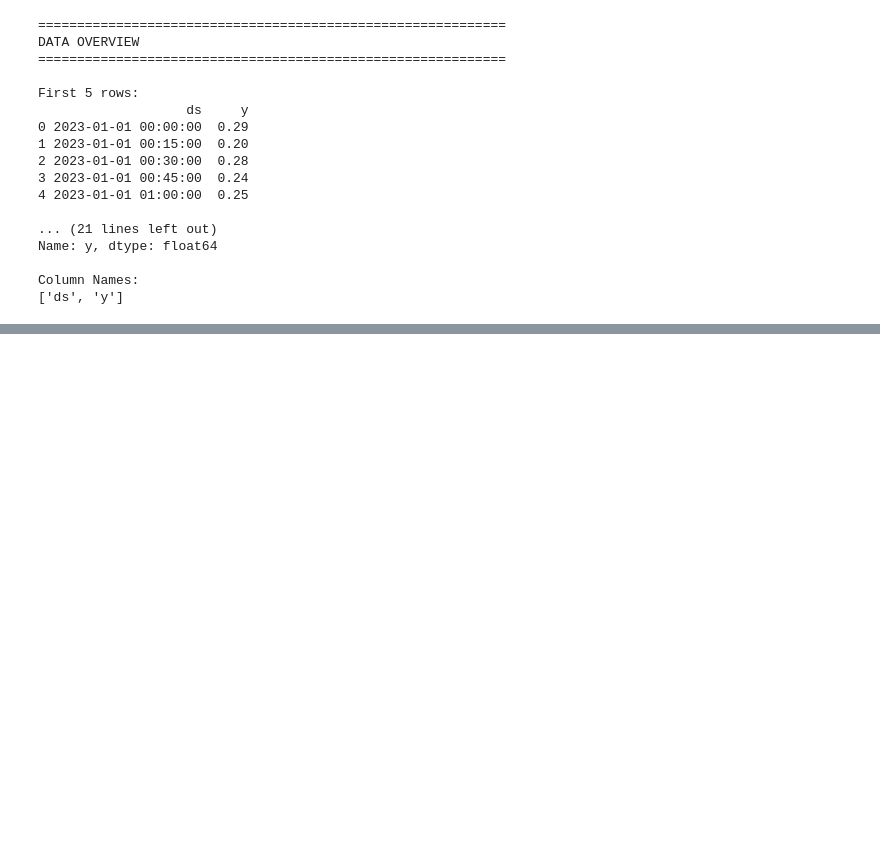
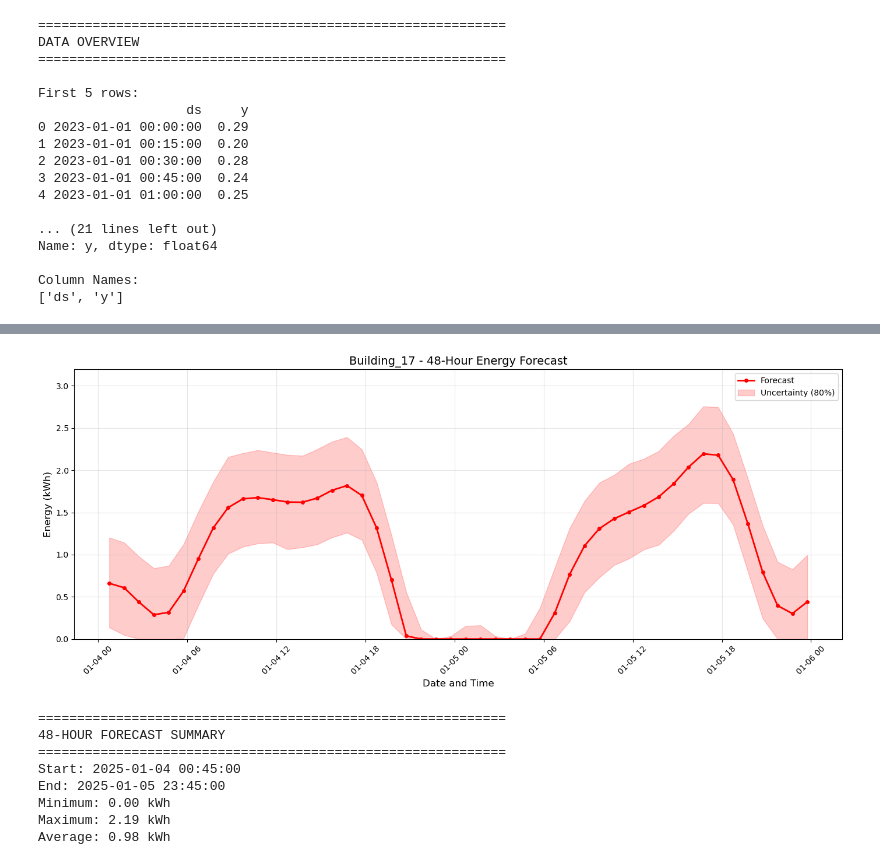
Before and after one commit to islam351/energy_intelligence_project1, a Jupyter notebook: notebooks/02_load_forecasting.ipynb, the cells around one changed output, grey strips where cells are left out. Saved outputs shown, nothing was run; the diff lists cells and outputs as text; code cells hidden in the pictures; blank space fills up the shorter version.

```diff
--- a/notebooks/02_load_forecasting.ipynb
+++ b/notebooks/02_load_forecasting.ipynb
@@ -300,3 +262,64 @@ plt.show()
+# %%
+# ============================================================
+# 48-HOUR FORECAST ONLY (CLEAN VIEW )
+# ============================================================
+
+# Create a copy of the forecast period
+forecast_clean = forecast_period.copy()
+
+# Replace negative forecast values with 0
+forecast_clean['yhat'] = forecast_clean['yhat'].clip(lower=0)
+forecast_clean['yhat_lower'] = forecast_clean['yhat_lower'].clip(lower=0)
+forecast_clean['yhat_upper'] = forecast_clean['yhat_upper'].clip(lower=0)
+
+# Create figure
+plt.figure(figsize=(14, 6))
+
+# Plot forecast line
+plt.plot(forecast_clean['ds'], forecast_clean['yhat'],
+         label='Forecast', color='red', linewidth=2, marker='o', markersize=4)
+
+# Plot uncertainty interval
+plt.fill_between(forecast_clean['ds'],
+                 forecast_clean['yhat_lower'],
+                 forecast_clean['yhat_upper'],
+                 color='red', alpha=0.2, label='Uncertainty (80%)')
+
+# Set y-axis to start at 0
+plt.ylim(0, forecast_clean['yhat'].max() + 1)
+
+# Add details
+plt.title('Building_17 - 48-Hour Energy Forecast', fontsize=14)
+plt.xlabel('Date and Time', fontsize=12)
+plt.ylabel('Energy (kWh)', fontsize=12)
+plt.legend()
+plt.grid(True, alpha=0.3)
+plt.xticks(rotation=45)
+plt.tight_layout()
+plt.show()
+
+# ============================================================
+# CLEAN SUMMARY (NO NEGATIVE VALUES)
+# ============================================================
+
+print("=" * 60)
+print("48-HOUR FORECAST SUMMARY")
+print("=" * 60)
+print(f"Start: {forecast_clean['ds'].min()}")
+print(f"End: {forecast_clean['ds'].max()}")
+print(f"Minimum: {forecast_clean['yhat'].min():.2f} kWh")
+print(f"Maximum: {forecast_clean['yhat'].max():.2f} kWh")
+print(f"Average: {forecast_clean['yhat'].mean():.2f} kWh")
+# %% [output]
+[figure, added]
+============================================================
+48-HOUR FORECAST SUMMARY
+============================================================
+Start: 2025-01-04 00:45:00
+End: 2025-01-05 23:45:00
+Minimum: 0.00 kWh
+Maximum: 2.19 kWh
+Average: 0.98 kWh
 # %%
 # ============================================================
 # FORECAST COMPONENTS (TREND, WEEKLY, YEARLY)
```
Also changed, not shown: parts of 17 cells of this notebook.
